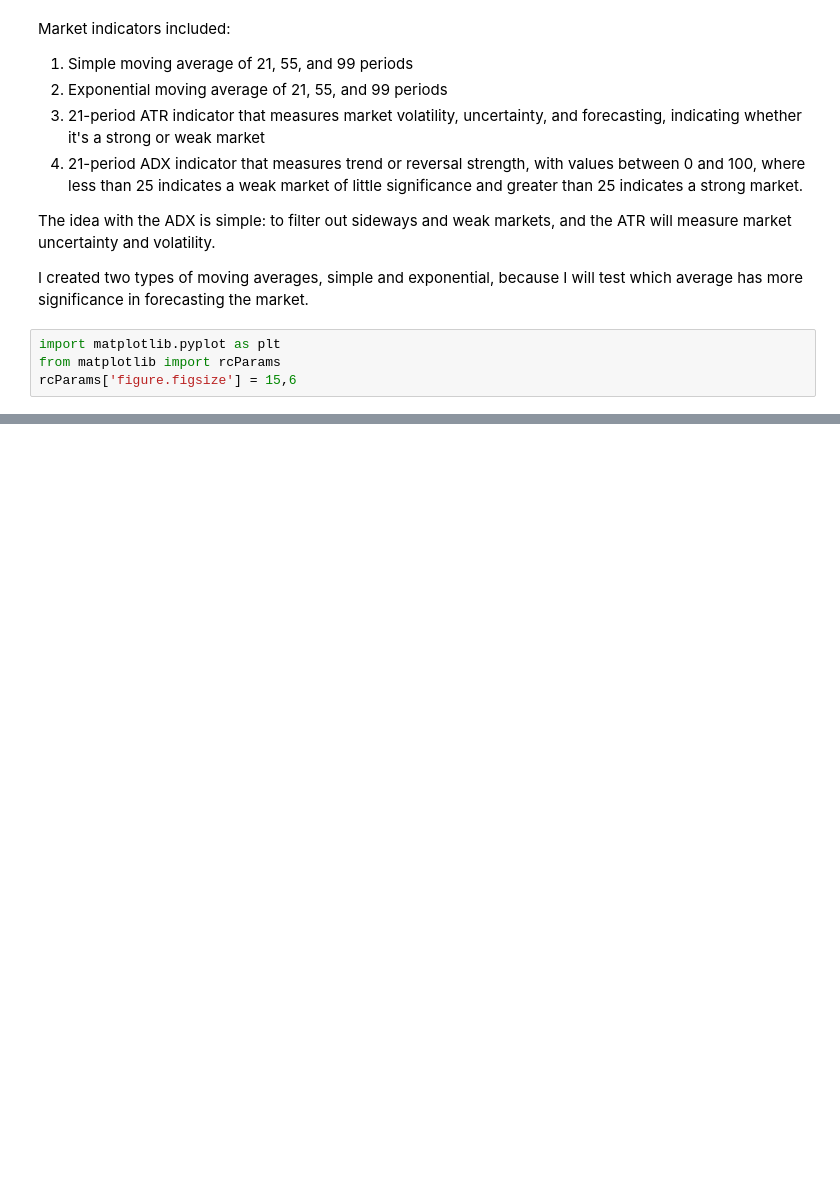
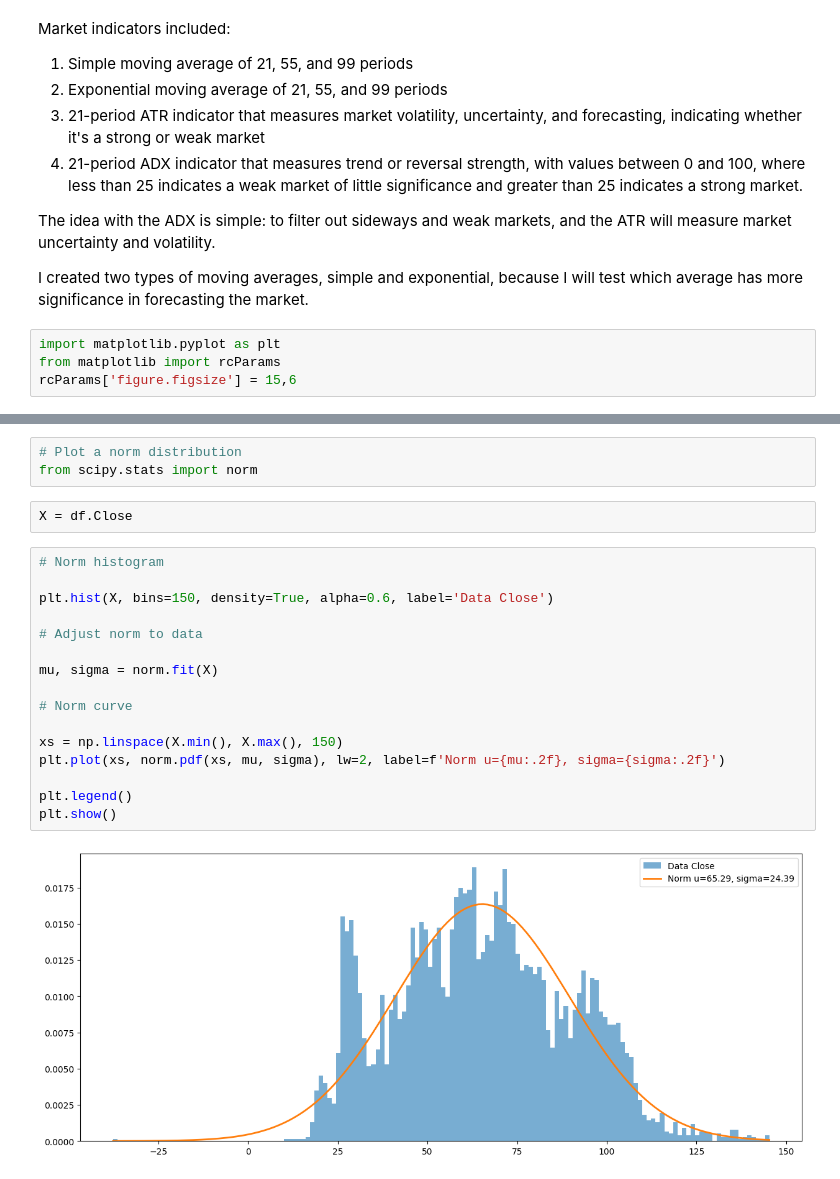
Before and after one commit to christiantommasi/public_tommasi_portfolio, a Jupyter notebook: 2_oil_crude_data_price/1_oil_crude.ipynb, the cells around one changed output, grey strips where cells are left out. Cells and saved outputs as stored; diff of their text form; blank space fills up the shorter version.

```diff
--- a/2_oil_crude_data_price/1_oil_crude.ipynb
+++ b/2_oil_crude_data_price/1_oil_crude.ipynb
@@ -239,0 +307,23 @@ plt.show()
+# %%
+# Plot a norm distribution
+from scipy.stats import norm
+# %%
+X = df.Close
+# %%
+# Norm histogram
+
+plt.hist(X, bins=150, density=True, alpha=0.6, label='Data Close')
+
+# Adjust norm to data
+
+mu, sigma = norm.fit(X)
+
+# Norm curve
+
+xs = np.linspace(X.min(), X.max(), 150)
+plt.plot(xs, norm.pdf(xs, mu, sigma), lw=2, label=f'Norm u={mu:.2f}, sigma={sigma:.2f}')
+
+plt.legend()
+plt.show()
+# %% [output]
+[figure, added]
```
Also changed, not shown: parts of 23 cells of this notebook.
